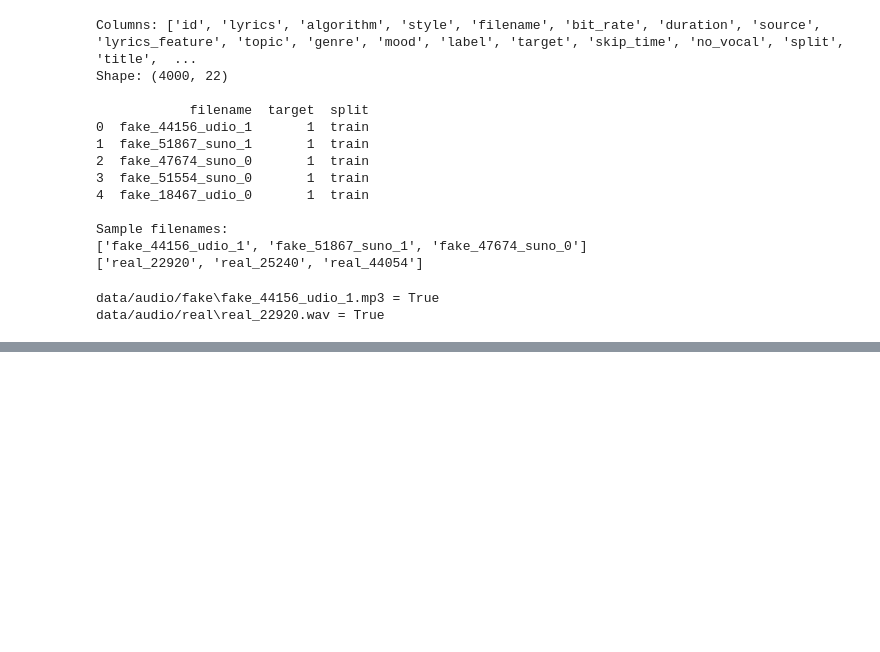
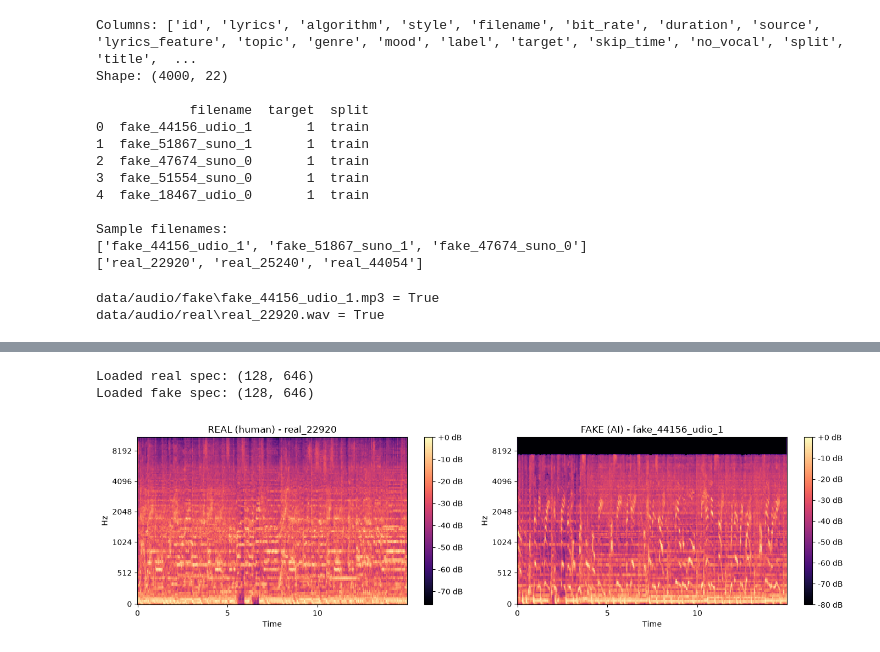
Before and after one commit to cianbond/ai-music-detector, a Jupyter notebook: explore_data.ipynb, the cells around one changed output, grey strips where cells are left out. Drawn from its saved outputs; the diff is of its cells as text; code cells hidden in the pictures; blank space fills up the shorter version.

Commit message:
Add preprocess.py pipeline script and spectrogram load/visualise cell

```diff
--- a/explore_data.ipynb
+++ b/explore_data.ipynb
@@ -756,0 +773,37 @@ Done: saved 5, missing 0, too short 0
+# %%
+# load two saved spectrograms back from disk and draw them (real vs fake)
+# this confirms the .npy files are valid and also shows what the pipeline actually feeds the model
+
+# pick one real and one fake that were saved
+real_spec = np.load("data/spectrograms/real_22920.npy")
+
+fake_spec = np.load("data/spectrograms/fake_44156_udio_1.npy")
+
+print("Loaded real spec:", real_spec.shape) # confirm it loaded and is the expected (128, 646)
+
+print("Loaded fake spec:", fake_spec.shape) # same check for the fake one
+
+# draw them side by side for comparison
+fig, axes = plt.subplots(1, 2, figsize=(14, 4))
+
+# real on the left
+img1 = librosa.display.specshow(real_spec, sr=22050, x_axis="time", y_axis="mel", ax=axes[0])  # ax=axes[0] draws on the left plot
+
+axes[0].set_title("REAL (human) - real_22920")  # title for the left plot
+
+fig.colorbar(img1, ax=axes[0], format="%+2.0f dB") # colour scale legend (loudness in dB) for the left plot
+
+# fake on the right
+img2 = librosa.display.specshow(fake_spec, sr=22050, x_axis="time", y_axis="mel", ax=axes[1]) # ax=axes[1] draws on the right plot
+
+axes[1].set_title("FAKE (AI) - fake_44156_udio_1") # title for the right plot
+
+fig.colorbar(img2, ax=axes[1], format="%+2.0f dB") # colour-scale legend for the right plot
+
+plt.tight_layout() # tidy the spacing so the two plots and labels don't overlap
+
+plt.show() # render and display the side by side figure
+# %% [output]
+Loaded real spec: (128, 646)
+Loaded fake spec: (128, 646)
+[figure, added]
```
Also changed, not shown: parts of 1 cell of this notebook, 1 other file.
